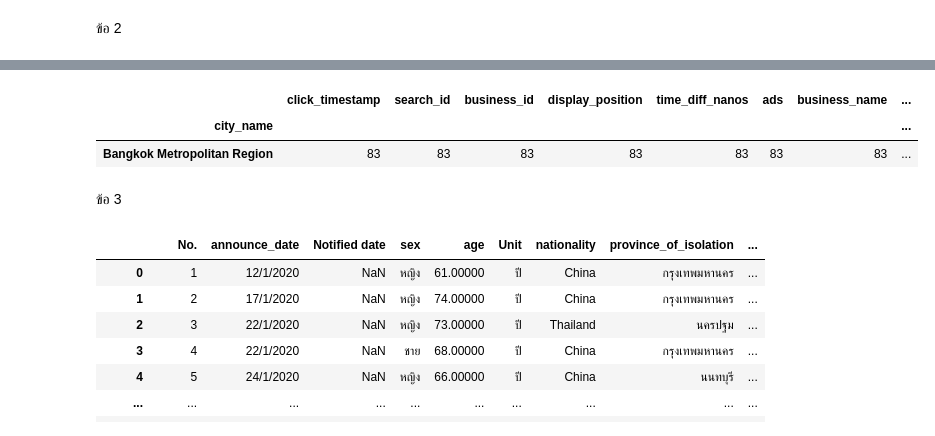
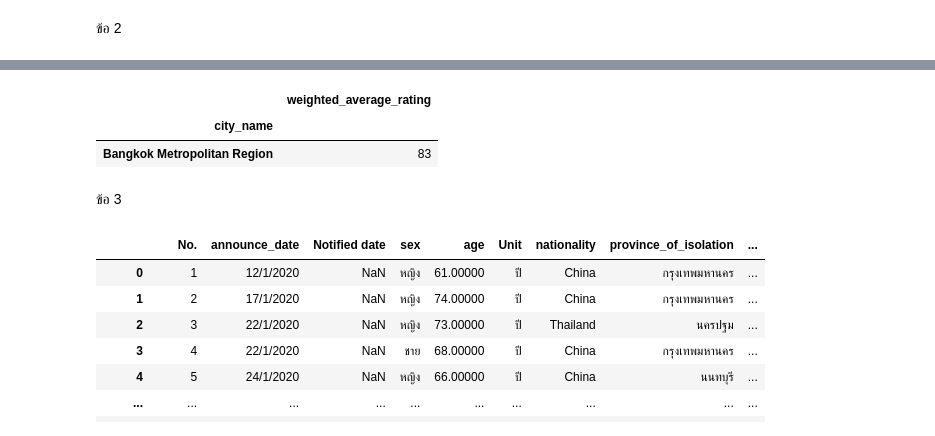
Before and after one commit to SupidchayaTangkidwanich/DWDM21, a Jupyter notebook: Data_Preprocessing(Chapter_3).ipynb, the cells around one changed output, grey strips where cells are left out. Drawn from its saved outputs; the diff is of its cells as text; code cells hidden in the pictures.

```diff
--- a/Data_Preprocessing(Chapter_3).ipynb
+++ b/Data_Preprocessing(Chapter_3).ipynb
@@ -1543,12 +1543,12 @@ searchrating
 | สงขลา | 1 | 1 | 1 | 1 | 1 | 1 | 1 | ... |
 | เขาใหญ่ | 1 | 1 | 1 | 1 | 1 | 1 | 1 | ... |
 # %%
-searchrating_cut = searchrating.iloc[:1,:]
+searchrating_cut = searchrating.iloc[:1,13:14]
 searchrating_cut
 # %% [output]
-|  | click_timestamp | search_id | business_id | display_position | time_diff_nanos | ads | business_name | ... |
-| city_name |  |  |  |  |  |  |  | ... |
-| Bangkok Metropolitan Region | 83 | 83 | 83 | 83 | 83 | 83 | 83 | ... |
+|  | weighted_average_rating |
+| city_name |  |
+| Bangkok Metropolitan Region | 83 |
 # %% [markdown]
 ข้อ 3
 # %%
```
Also changed, not shown: parts of 14 cells of this notebook.
